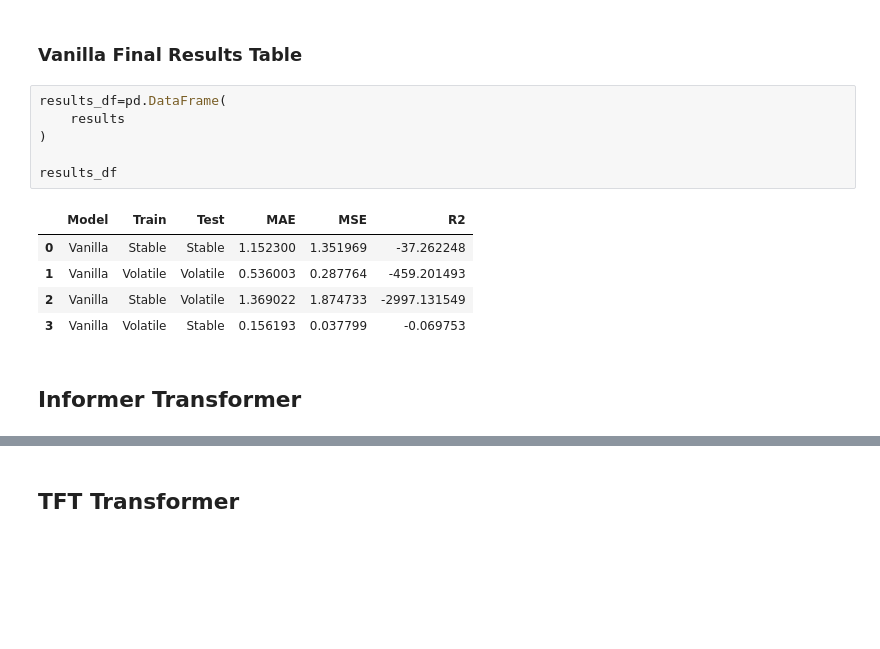
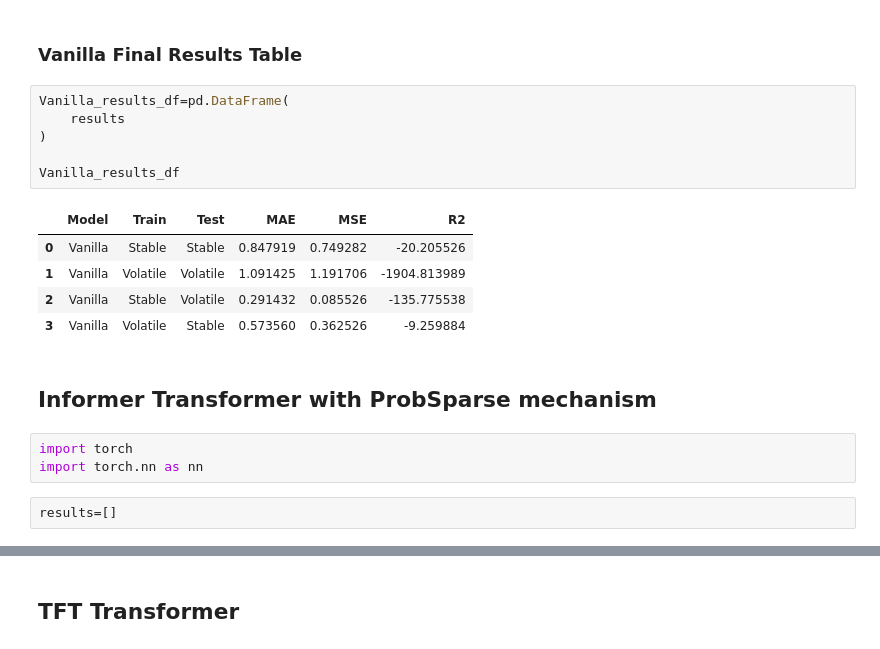
Before and after one commit to wenyang2/GoldSpotPrediction, a Jupyter notebook: notebooks/GoldSpotPrediction.ipynb, the cells around one changed output, grey strips where cells are left out. Saved outputs shown, nothing was run; the diff lists cells and outputs as text; blank space fills up the shorter version.

Commit message:
Added Informer with ProbSparse

```diff
--- a/notebooks/GoldSpotPrediction.ipynb
+++ b/notebooks/GoldSpotPrediction.ipynb
@@ -847,16 +847,21 @@ plt.show()
 # %% [markdown]
 ### Vanilla Final Results Table
 # %%
-results_df=pd.DataFrame(
+Vanilla_results_df=pd.DataFrame(
     results
 )
 
-results_df
+Vanilla_results_df
 # %% [output]
 |  | Model | Train | Test | MAE | MSE | R2 |
-| 0 | Vanilla | Stable | Stable | 1.152300 | 1.351969 | -37.262248 |
-| 1 | Vanilla | Volatile | Volatile | 0.536003 | 0.287764 | -459.201493 |
-| 2 | Vanilla | Stable | Volatile | 1.369022 | 1.874733 | -2997.131549 |
-| 3 | Vanilla | Volatile | Stable | 0.156193 | 0.037799 | -0.069753 |
+| 0 | Vanilla | Stable | Stable | 0.847919 | 0.749282 | -20.205526 |
+| 1 | Vanilla | Volatile | Volatile | 1.091425 | 1.191706 | -1904.813989 |
+| 2 | Vanilla | Stable | Volatile | 0.291432 | 0.085526 | -135.775538 |
+| 3 | Vanilla | Volatile | Stable | 0.573560 | 0.362526 | -9.259884 |
 # %% [markdown]
-## Informer Transformer
+## Informer Transformer with ProbSparse mechanism
+# %%
+import torch
+import torch.nn as nn
+# %%
+results=[]
```
Also changed, not shown: parts of 56 cells of this notebook.
